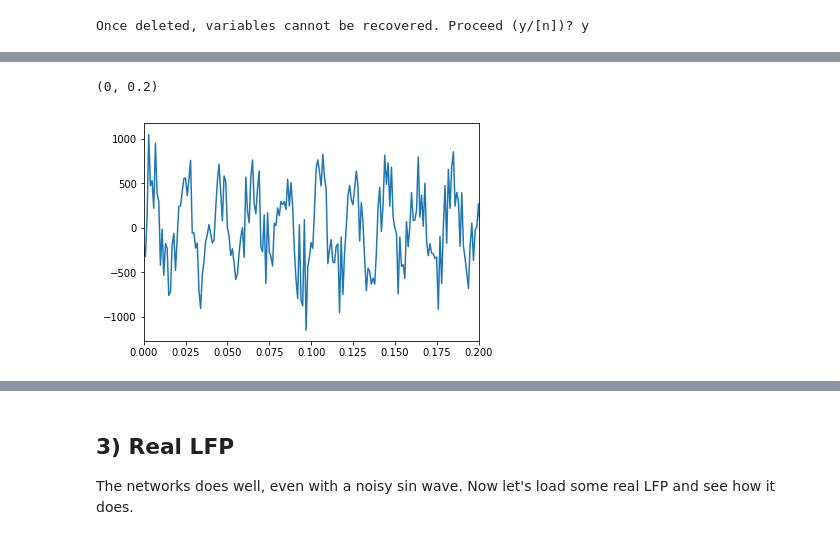
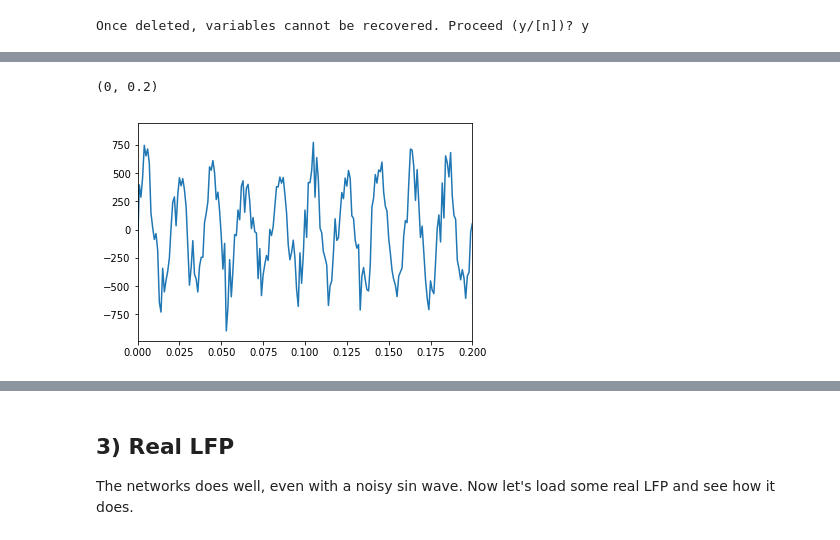
Before and after one commit to latimerb/LFP_Prediction, a Jupyter notebook: Univar_LSTM.ipynb, the cells around one changed output, grey strips where cells are left out. Saved outputs shown, nothing was run; the diff lists cells and outputs as text; code cells hidden in the pictures.

```diff
--- a/Univar_LSTM.ipynb
+++ b/Univar_LSTM.ipynb
@@ -174,24 +165,25 @@ Using TensorFlow backend.
 # %%
+%matplotlib inline
 df = pd.read_csv('./data/50Hzsinwave.csv',header=None)
 dataset = df.values
 dataset[:,1] = dataset[:,1]*500 # Put it in LFP scale
 
 # Make noise vector with different levels of noise
 noise = np.zeros((dataset.shape[0],5))
 noise[:,0:1] = 50*np.random.randn(1,dataset.shape[0]).T
 noise[:,1:2] = 100*np.random.randn(1,dataset.shape[0]).T
 noise[:,2:3] = 150*np.random.randn(1,dataset.shape[0]).T
 noise[:,3:4] = 200*np.random.randn(1,dataset.shape[0]).T
 noise[:,4:5] = 250*np.random.randn(1,dataset.shape[0]).T
 
-dataset[:,1] = dataset[:,1] + noise[:,4]
+dataset[:,1] = dataset[:,1] + noise[:,2]
 
 
 plt.plot(dataset[:,0],dataset[:,1])
 plt.xlim(0,0.2)
 # %% [output]
 (0, 0.2)
-[figure, old version]
+[figure, new version]
 # %%
 from utils import series_to_supervised, fit_lstm, forecast_lstm, make_forecasts
 
```
Also changed, not shown: parts of 11 cells of this notebook.
